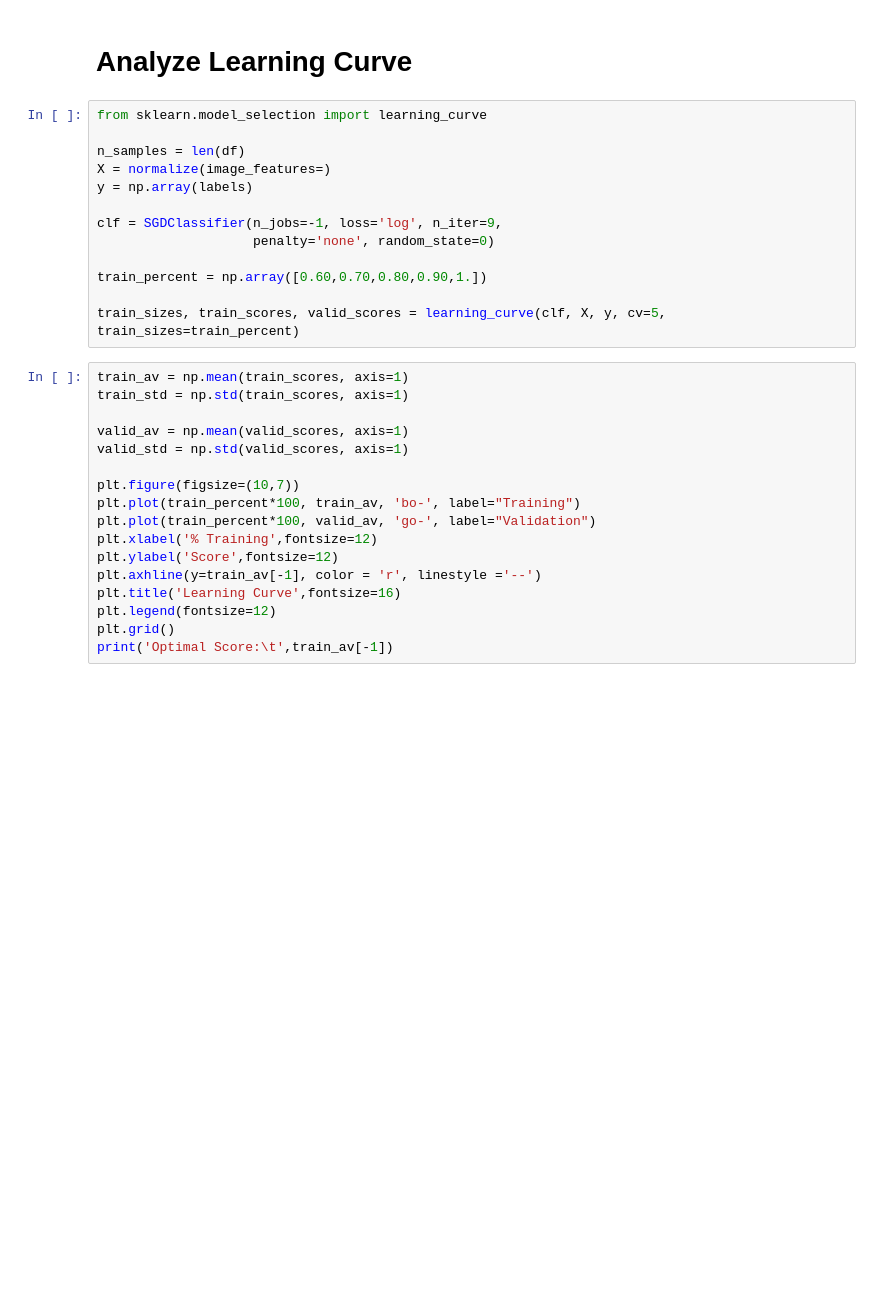
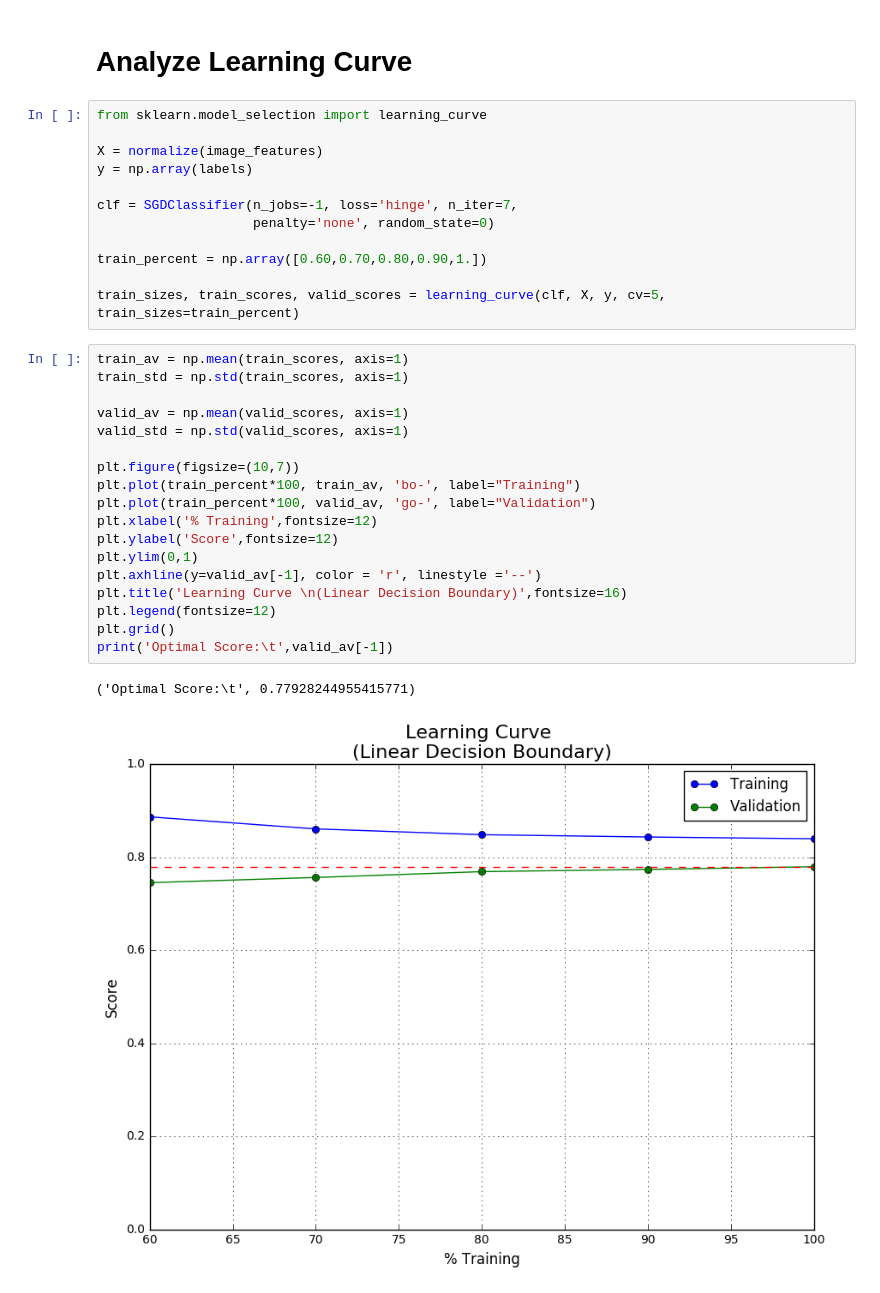
Before and after one commit to ryanriopelle/wildfire-data-analysis, a Jupyter notebook: Sadat/Spiral_1-newLabels.ipynb, the cells around one changed output. Drawn from its saved outputs; the diff is of its cells as text; blank space fills up the shorter version.

```diff
--- a/Sadat/Spiral_1-newLabels.ipynb
+++ b/Sadat/Spiral_1-newLabels.ipynb
@@ -331,11 +377,10 @@ classifier.best_params_
 # %%
 from sklearn.model_selection import learning_curve
 
-n_samples = len(df)
-X = normalize(image_features=)
+X = normalize(image_features)
 y = np.array(labels)
 
-clf = SGDClassifier(n_jobs=-1, loss='log', n_iter=9,
+clf = SGDClassifier(n_jobs=-1, loss='hinge', n_iter=7,
                     penalty='none', random_state=0)
 
 train_percent = np.array([0.60,0.70,0.80,0.90,1.])
@@ -344,17 +389,21 @@ train_sizes, train_scores, valid_scores = learning_curve(clf, X, y, cv=5, train_
 # %%
 train_av = np.mean(train_scores, axis=1)
 train_std = np.std(train_scores, axis=1)
 
 valid_av = np.mean(valid_scores, axis=1)
 valid_std = np.std(valid_scores, axis=1)
 
 plt.figure(figsize=(10,7))
 plt.plot(train_percent*100, train_av, 'bo-', label="Training")
 plt.plot(train_percent*100, valid_av, 'go-', label="Validation")
 plt.xlabel('% Training',fontsize=12)
 plt.ylabel('Score',fontsize=12)
-plt.axhline(y=train_av[-1], color = 'r', linestyle ='--')
-plt.title('Learning Curve',fontsize=16)
+plt.ylim(0,1)
+plt.axhline(y=valid_av[-1], color = 'r', linestyle ='--')
+plt.title('Learning Curve \n(Linear Decision Boundary)',fontsize=16)
 plt.legend(fontsize=12)
 plt.grid()
-print('Optimal Score:\t',train_av[-1])
+print('Optimal Score:\t',valid_av[-1])
+# %% [output]
+('Optimal Score:\t', 0.77928244955415771)
+[figure, added]
```
Also changed, not shown: parts of 23 cells of this notebook.
